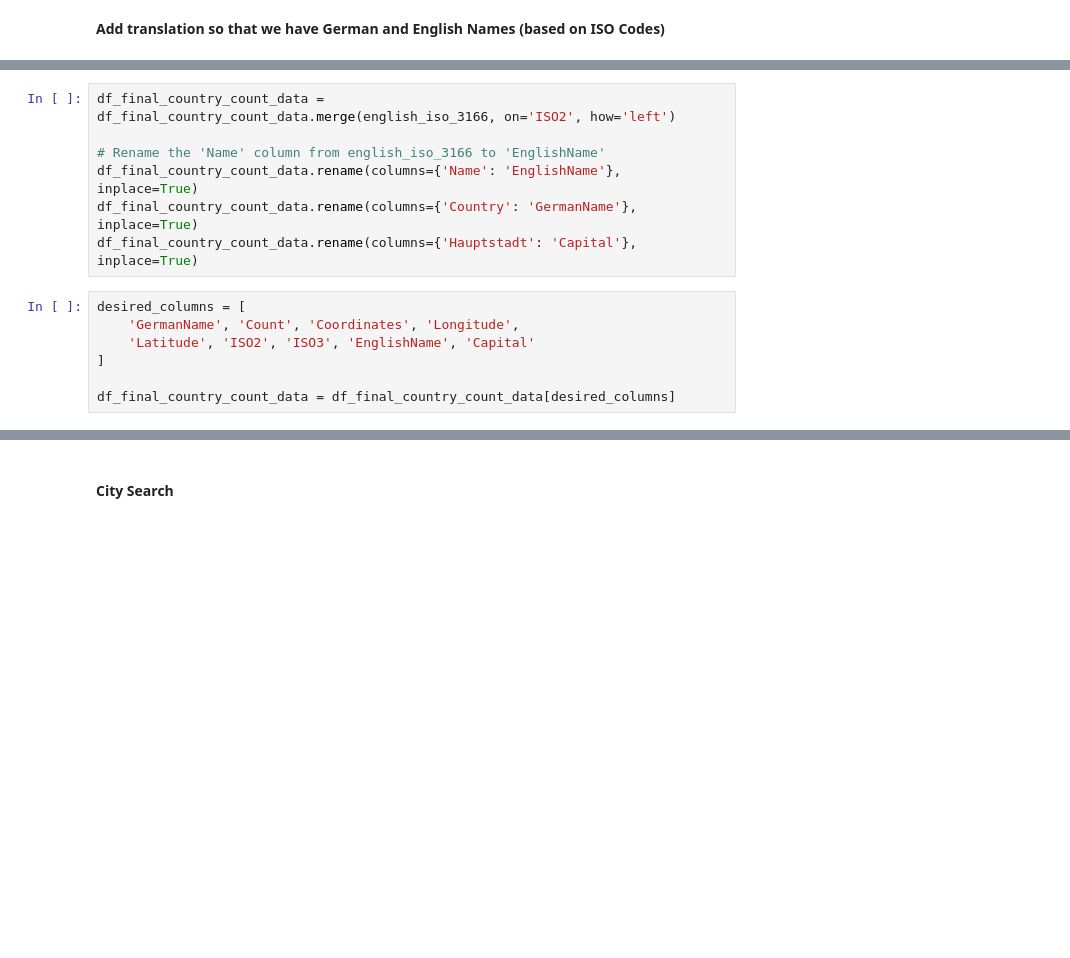
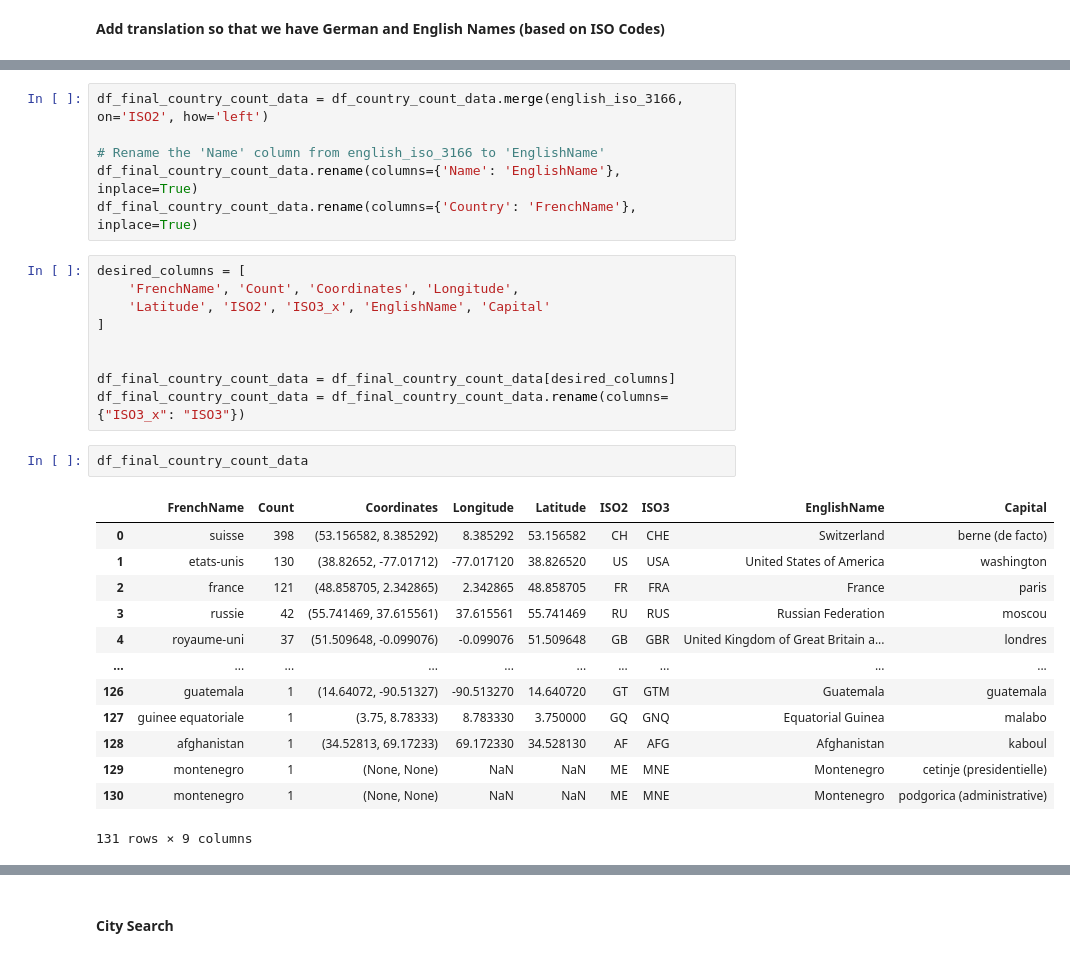
Before and after one commit to anne-tanne/FINAL_MULTILINGUAL, a Jupyter notebook: data_analysis/location_analysis/location_analysis_french.ipynb, the cells around one changed output, grey strips where cells are left out. Saved outputs shown, nothing was run; the diff lists cells and outputs as text; blank space fills up the shorter version.

```diff
--- a/data_analysis/location_analysis/location_analysis_french.ipynb
+++ b/data_analysis/location_analysis/location_analysis_french.ipynb
@@ -211,14 +307,31 @@ df_final_country_count_data = df_final_country_count_data[['Country', 'ISO2', 'C
 # %%
-df_final_country_count_data = df_final_country_count_data.merge(english_iso_3166, on='ISO2', how='left')
+df_final_country_count_data = df_country_count_data.merge(english_iso_3166, on='ISO2', how='left')
 
 # Rename the 'Name' column from english_iso_3166 to 'EnglishName'
 df_final_country_count_data.rename(columns={'Name': 'EnglishName'}, inplace=True)
-df_final_country_count_data.rename(columns={'Country': 'GermanName'}, inplace=True)
-df_final_country_count_data.rename(columns={'Hauptstadt': 'Capital'}, inplace=True)
+df_final_country_count_data.rename(columns={'Country': 'FrenchName'}, inplace=True)
 # %%
 desired_columns = [
-    'GermanName', 'Count', 'Coordinates', 'Longitude',
-    'Latitude', 'ISO2', 'ISO3', 'EnglishName', 'Capital'
+    'FrenchName', 'Count', 'Coordinates', 'Longitude',
+    'Latitude', 'ISO2', 'ISO3_x', 'EnglishName', 'Capital'
 ]
 
+
 df_final_country_count_data = df_final_country_count_data[desired_columns]
+df_final_country_count_data = df_final_country_count_data.rename(columns= {"ISO3_x": "ISO3"})
+# %%
+df_final_country_count_data
+# %% [output]
+|  | FrenchName | Count | Coordinates | Longitude | Latitude | ISO2 | ISO3 | EnglishName | Capital |
+| 0 | suisse | 398 | (53.156582, 8.385292) | 8.385292 | 53.156582 | CH | CHE | Switzerland | berne (de facto) |
+| 1 | etats-unis | 130 | (38.82652, -77.01712) | -77.017120 | 38.826520 | US | USA | United States of America | washington |
+| 2 | france | 121 | (48.858705, 2.342865) | 2.342865 | 48.858705 | FR | FRA | France | paris |
+| 3 | russie | 42 | (55.741469, 37.615561) | 37.615561 | 55.741469 | RU | RUS | Russian Federation | moscou |
+| 4 | royaume-uni | 37 | (51.509648, -0.099076) | -0.099076 | 51.509648 | GB | GBR | United Kingdom of Great Britain a... | londres |
+| ... | ... | ... | ... | ... | ... | ... | ... | ... | ... |
+| 126 | guatemala | 1 | (14.64072, -90.51327) | -90.513270 | 14.640720 | GT | GTM | Guatemala | guatemala |
+| 127 | guinee equatoriale | 1 | (3.75, 8.78333) | 8.783330 | 3.750000 | GQ | GNQ | Equatorial Guinea | malabo |
+| 128 | afghanistan | 1 | (34.52813, 69.17233) | 69.172330 | 34.528130 | AF | AFG | Afghanistan | kaboul |
+| 129 | montenegro | 1 | (None, None) | NaN | NaN | ME | MNE | Montenegro | cetinje (presidentielle) |
+| 130 | montenegro | 1 | (None, None) | NaN | NaN | ME | MNE | Montenegro | podgorica (administrative) |
+131 rows × 9 columns
```
Also changed, not shown: parts of 57 cells of this notebook.
